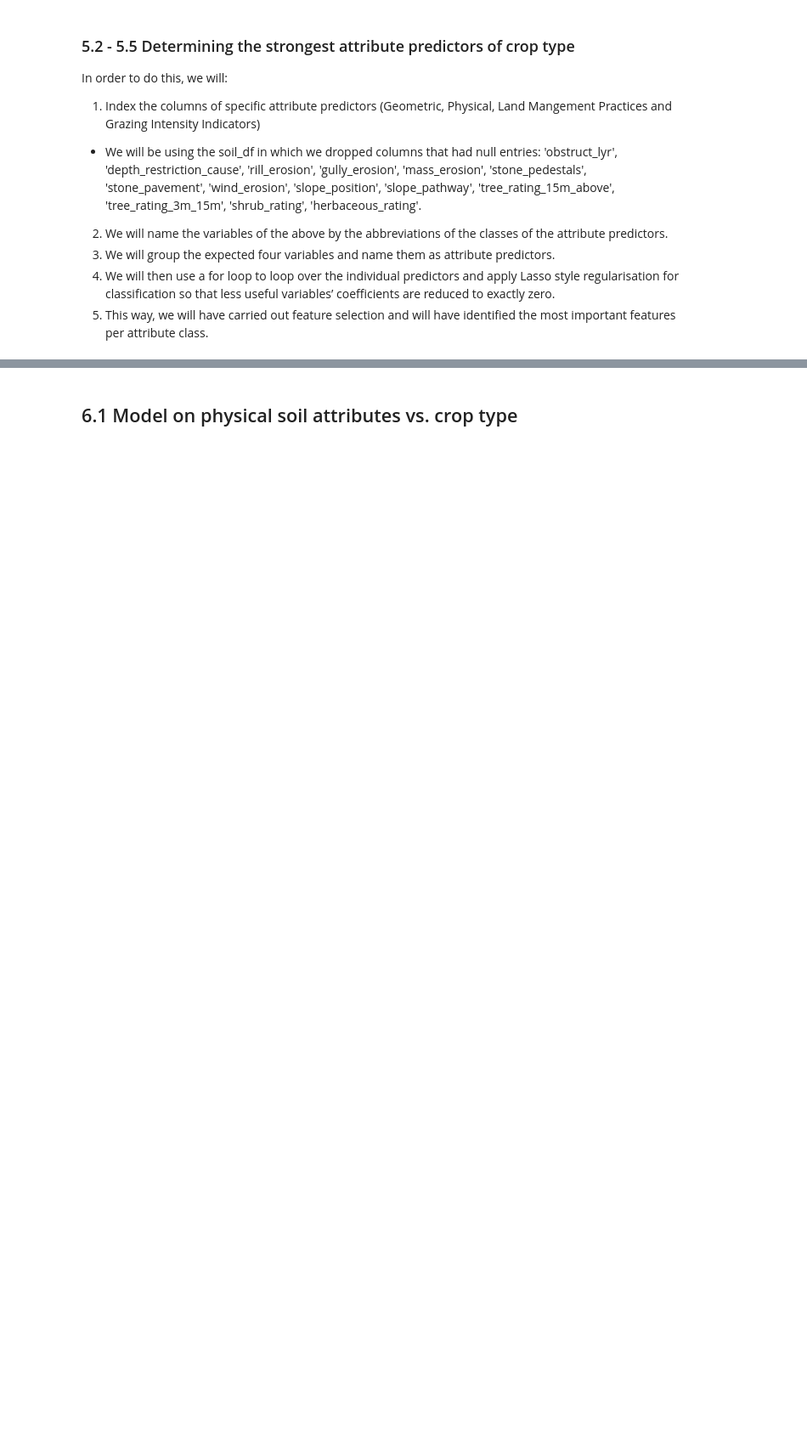
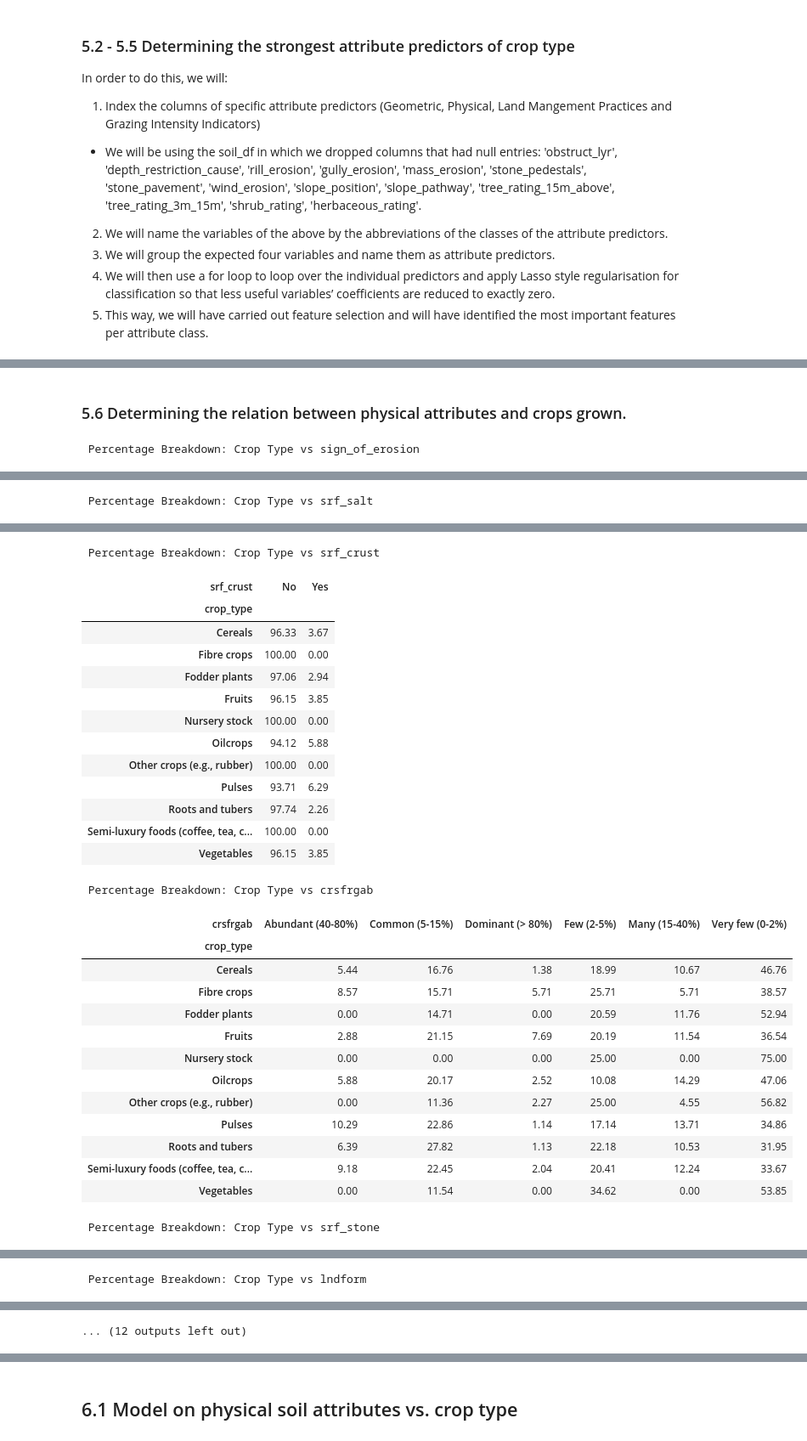
Before and after one commit to thomasamuti-cpu/GrowRight_Afrique, a Jupyter notebook: grow_right_afrique.ipynb, the cells around one changed output, grey strips where cells are left out. Shown at 85% size. Drawn from its saved outputs; the diff is of its cells as text; code cells hidden in the pictures; blank space fills up the shorter version.

```diff
--- a/grow_right_afrique.ipynb
+++ b/grow_right_afrique.ipynb
@@ -1003,3 +1054,21 @@ dtype: float64
   - **General grazing presence** (0.356)
   - **Animal droppings present** (0.319)
   - **Dung-related overgrazing signs** (0.154)
+# %% [markdown]
+### 5.6 Determining the relation between physical attributes and crops grown.
+# %%
+# Using a for loop to index into the different physical soil columns
+
+for column in soil_cols:
+    print(f"\n Percentage Breakdown: Crop Type vs {column}")
+
+    # Normalize='index' gives the proportion (0.0 to 1.0) for each crop row
+    # Multiply by 100 to convert it into a readable percentage (0% to 100%)
+    ctab_pct = pd.crosstab(soil_df['crop_type'], soil_df[column], normalize='index') * 100
+
+    # Round to 2 decimal places so the tables are neat and easy to read
+    ctab_pct = ctab_pct.round(2)
+
+    display(ctab_pct)
+# %% [output]
+ Percentage Breakdown: Crop Type vs sign_of_erosion
@@ -1005,0 +1088 @@ dtype: float64
+ Percentage Breakdown: Crop Type vs srf_salt
@@ -1005,0 +1102,29 @@ dtype: float64
+ Percentage Breakdown: Crop Type vs srf_crust
+| srf_crust | No | Yes |
+| crop_type |  |  |
+| Cereals | 96.33 | 3.67 |
+| Fibre crops | 100.00 | 0.00 |
+| Fodder plants | 97.06 | 2.94 |
+| Fruits | 96.15 | 3.85 |
+| Nursery stock | 100.00 | 0.00 |
+| Oilcrops | 94.12 | 5.88 |
+| Other crops (e.g., rubber) | 100.00 | 0.00 |
+| Pulses | 93.71 | 6.29 |
+| Roots and tubers | 97.74 | 2.26 |
+| Semi-luxury foods (coffee, tea, c... | 100.00 | 0.00 |
+| Vegetables | 96.15 | 3.85 |
+ Percentage Breakdown: Crop Type vs crsfrgab
+| crsfrgab | Abundant (40-80%) | Common (5-15%) | Dominant (> 80%) | Few (2-5%) | Many (15-40%) | Very few (0-2%) |
+| crop_type |  |  |  |  |  |  |
+| Cereals | 5.44 | 16.76 | 1.38 | 18.99 | 10.67 | 46.76 |
+| Fibre crops | 8.57 | 15.71 | 5.71 | 25.71 | 5.71 | 38.57 |
+| Fodder plants | 0.00 | 14.71 | 0.00 | 20.59 | 11.76 | 52.94 |
+| Fruits | 2.88 | 21.15 | 7.69 | 20.19 | 11.54 | 36.54 |
+| Nursery stock | 0.00 | 0.00 | 0.00 | 25.00 | 0.00 | 75.00 |
+| Oilcrops | 5.88 | 20.17 | 2.52 | 10.08 | 14.29 | 47.06 |
+| Other crops (e.g., rubber) | 0.00 | 11.36 | 2.27 | 25.00 | 4.55 | 56.82 |
+| Pulses | 10.29 | 22.86 | 1.14 | 17.14 | 13.71 | 34.86 |
+| Roots and tubers | 6.39 | 27.82 | 1.13 | 22.18 | 10.53 | 31.95 |
+| Semi-luxury foods (coffee, tea, c... | 9.18 | 22.45 | 2.04 | 20.41 | 12.24 | 33.67 |
+| Vegetables | 0.00 | 11.54 | 0.00 | 34.62 | 0.00 | 53.85 |
+ Percentage Breakdown: Crop Type vs srf_stone
@@ -1005,0 +1144 @@ dtype: float64
+ Percentage Breakdown: Crop Type vs lndform
@@ -1005,0 +1158 @@ dtype: float64
+... (12 outputs left out)
```
Also changed, not shown: parts of 79 cells of this notebook, 46 other files.
